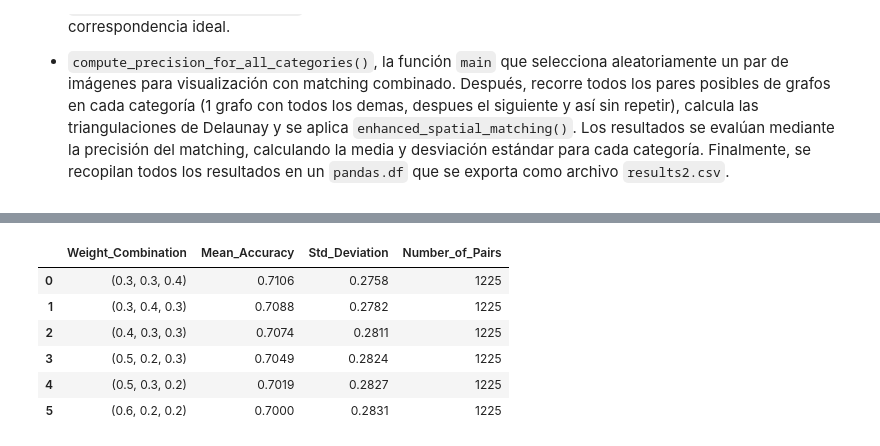
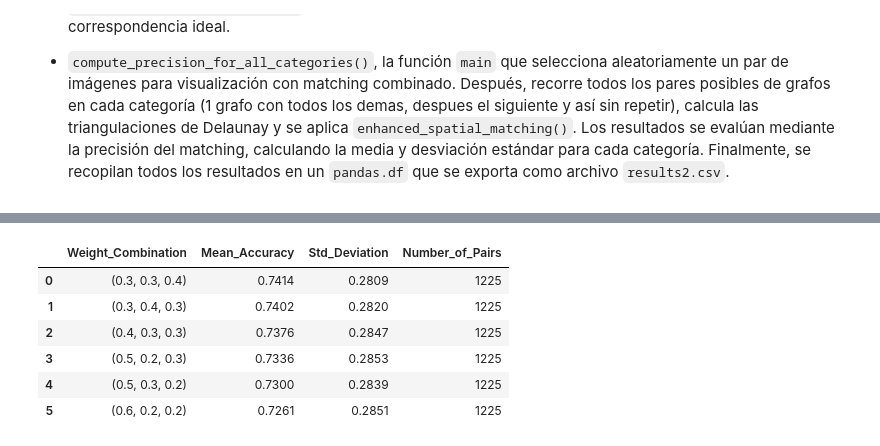
Before and after one commit to JBLOZ/IA, a Jupyter notebook: 2doAnyo/2doCuatri/tecnicas_de_algoritmos_de_busqueda/practicas/src/match_part_2.ipynb, the cells around one changed output, grey strips where cells are left out. Drawn from its saved outputs; the diff is of its cells as text; code cells hidden in the pictures.

```diff
--- a/2doAnyo/2doCuatri/tecnicas_de_algoritmos_de_busqueda/practicas/src/match_part_2.ipynb
+++ b/2doAnyo/2doCuatri/tecnicas_de_algoritmos_de_busqueda/practicas/src/match_part_2.ipynb
@@ -46,6 +44,11 @@ logger.info(f'Logging level: {logging.getLevelName(logger.getEffectiveLevel())}'
 
 dl = DataLoader()
 dlf = dl.load_data()
+resultados = './results/'
+dlf_12_pares = {}
+
+for key in dlf:
+    dlf_12_pares[key] = dlf[key].sample(12)
 # %% [markdown]
 - #### Carga de imagenes y plotteo de par de Imagenes
     En `load_and_preprocess_images()` redimensionaremos las imágenes, indicando en que fila del dataset correspondiente buscar, de esta forma encontraremos las imagenes y puntos correspondientes y las devolveremos todo redimensionado
@@ -407,12 +430,12 @@ def compute_cost_components(kpts1, kpts2, adj_matrix1, adj_matrix2):
     G2 = nx.from_numpy_array(adj_matrix2)
 
     # Paso 2: Calcular los embeddings de node2vec para cada grafo
-    node2vec_emb1 = compute_node2vec_embeddings(G1)
-    node2vec_emb2 = compute_node2vec_embeddings(G2)
+    node2vec_emb1 = node2vec(G1)
+    node2vec_emb2 = node2vec(G2)
 
     # Paso 3: Calcular las matrices de hitting times para cada grafo
-    hitting_times1 = compute_hitting_time_matrix(G1)  # Matriz de tamaño (n1, n1)
-    hitting_times2 = compute_hitting_time_matrix(G2)  # Matriz de tamaño (n2, n2)
+    hitting_times1 = hit(G1)  # Matriz de tamaño (n1, n1)
+    hitting_times2 = hit(G2)  # Matriz de tamaño (n2, n2)
 
 
     cost_spatial = np.zeros((n1, n2))
@@ -917,11 +955,11 @@ def weight_sensitivity_analysis_for_category(dlf, cat_name, weight_combinations=
     """
     cat_df = dlf[cat_name]
     overall_results = []
-    # Diccionario para acumular las precisiones por cada combinación de pesos a lo largo de todos los pares
+    # Inicializamos un diccionario con la key de cada combinación de pesos y una lista vacía para almacenar las precisiones, esto lo hacemos para no tener que calcular el matching con todas las combinaciones de pesos para cada par de imágenes
     precision_by_weight = {ws: [] for ws in weight_combinations}
     num_pairs = 0
 
-    # Iterar sobre todas las combinaciones sin repetición de imágenes en la categoría
+
     for i in range(len(cat_df) - 1):
         for j in range(i + 1, len(cat_df)):
             row_a = cat_df.iloc[i]
@@ -949,8 +987,8 @@ def weight_sensitivity_analysis_for_category(dlf, cat_name, weight_combinations=
     # Calcular la precisión media y desviación estándar para cada combinación de pesos
     for ws in weight_combinations:
         precs = precision_by_weight[ws]
-        mean_prec = np.mean(precs) if precs else 0
-        std_prec = np.std(precs) if precs else 0
+        mean_prec = np.mean(precs)
+        std_prec = np.std(precs)
 
         overall_results.append({
             "Weight_Combination": f"({ws[0]}, {ws[1]}, {ws[2]})",
@@ -970,6 +1008,6 @@ def weight_sensitivity_analysis_for_category(dlf, cat_name, weight_combinations=
 
     return results_df
 # %%
-sensitivity_rs = weight_sensitivity_analysis_for_category(dlf,'duck_df')
+sensitivity_rs = weight_sensitivity_analysis_for_category(dlf,'duck')
 sensitivity_rs
 # %% [output]
@@ -983,7 +1021,7 @@ sensitivity_rs
 |  | Weight_Combination | Mean_Accuracy | Std_Deviation | Number_of_Pairs |
-| 0 | (0.3, 0.3, 0.4) | 0.7106 | 0.2758 | 1225 |
-| 1 | (0.3, 0.4, 0.3) | 0.7088 | 0.2782 | 1225 |
-| 2 | (0.4, 0.3, 0.3) | 0.7074 | 0.2811 | 1225 |
-| 3 | (0.5, 0.2, 0.3) | 0.7049 | 0.2824 | 1225 |
-| 4 | (0.5, 0.3, 0.2) | 0.7019 | 0.2827 | 1225 |
-| 5 | (0.6, 0.2, 0.2) | 0.7000 | 0.2831 | 1225 |
+| 0 | (0.3, 0.3, 0.4) | 0.7414 | 0.2809 | 1225 |
+| 1 | (0.3, 0.4, 0.3) | 0.7402 | 0.2820 | 1225 |
+| 2 | (0.4, 0.3, 0.3) | 0.7376 | 0.2847 | 1225 |
+| 3 | (0.5, 0.2, 0.3) | 0.7336 | 0.2853 | 1225 |
+| 4 | (0.5, 0.3, 0.2) | 0.7300 | 0.2839 | 1225 |
+| 5 | (0.6, 0.2, 0.2) | 0.7261 | 0.2851 | 1225 |
```
Also changed, not shown: parts of 16 cells of this notebook, 11 other files.
